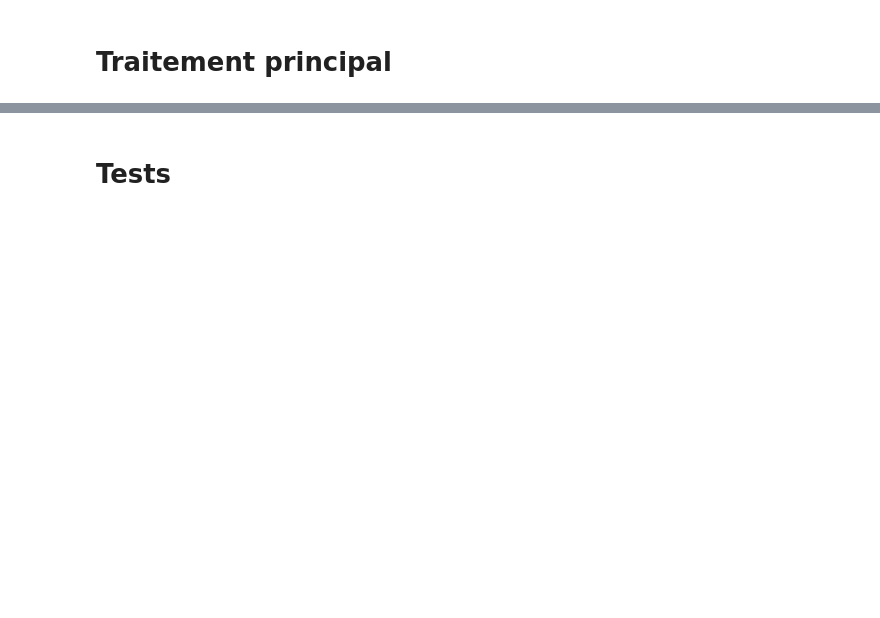
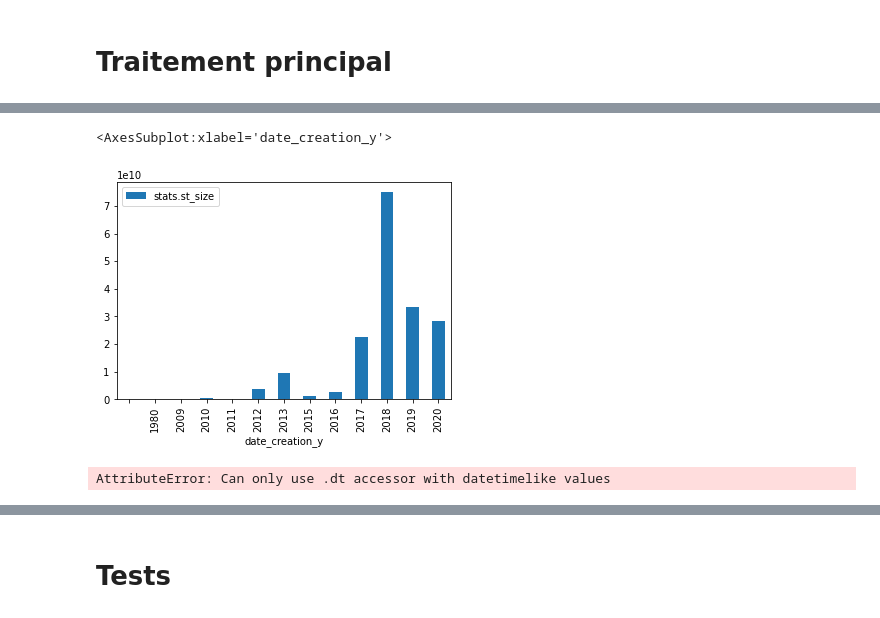
Before and after one commit to PatriceBt/Prjph_Photos, a Jupyter notebook: Prjph_Statistiques.ipynb, the cells around one changed output, grey strips where cells are left out. Saved outputs shown, nothing was run; the diff lists cells and outputs as text; code cells hidden in the pictures; blank space fills up the shorter version.

```diff
--- a/Prjph_Statistiques.ipynb
+++ b/Prjph_Statistiques.ipynb
@@ -285,0 +559,6 @@ Wall time: 6.25 s
+# %%
+%%time
+#df_stats.groupby(df_stats['date_creation_y']).size().plot.bar()
+df2=df_stats[['date_creation_y','stats.st_size']].groupby(df_stats['date_creation_y']).sum()
+df2.plot.bar()
+# %% [output]
@@ -285,0 +566,7 @@ Wall time: 6.25 s
+<AxesSubplot:xlabel='date_creation_y'>
+[figure, added]
+# %%
+df=df_stats.copy()
+df.date_creation = df['stats.st_mtime'].dt.tz_localize('UTC')
+# %% [output]
+AttributeError: Can only use .dt accessor with datetimelike values
```
Also changed, not shown: parts of 24 cells of this notebook.
